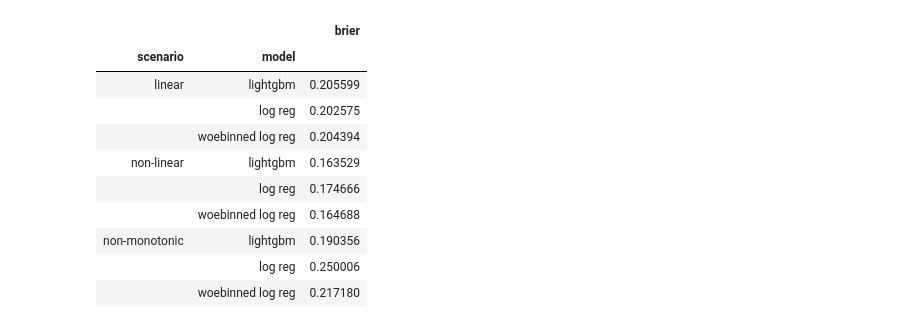
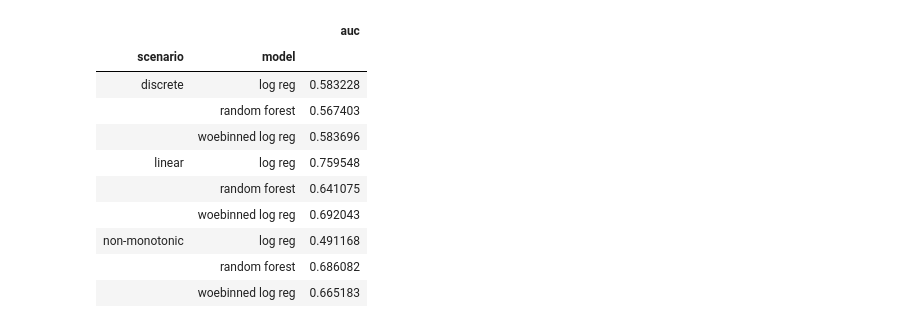
Before and after one commit to oli5679/WeightOfEvidenceDemo, a Jupyter notebook: Simulation Examples.ipynb, the cells around one changed output. Saved outputs shown, nothing was run; the diff lists cells and outputs as text; code cells hidden in the pictures.

```diff
--- a/Simulation Examples.ipynb
+++ b/Simulation Examples.ipynb
@@ -51,0 +88,2 @@ non_mono_vec = np.vectorize(non_mono_fn)
+# %%
+discrete_risk = discrete_vec(company_age)
@@ -82,4 +133,5 @@ plt.show()
 # %%
 MODELS = (
-  ('lightgbm',  lgb.LGBMClassifier()),
-('log reg',LogisticRegression(solver='lbfgs')))
+    ("random forest", RandomForestClassifier()),
+    ("log reg", LogisticRegression(solver="lbfgs")),
+)
@@ -153,9 +204,9 @@ Text(0.5, 1.0, 'Distribution of values - Woe binned & standard scaled \n')
 # %%
 woebin_logit = Pipeline(
-        steps=[
-            ("tree_bin", weight_of_evidence.TreeBinner(max_depth=3)),
-            ("woe_scale", weight_of_evidence.WoeScaler()),
-            ("standard_scale", StandardScaler()),
-            ('log_reg_classifier',LogisticRegression(solver='lbfgs') ),
-        ]
-    )
+    steps=[
+        ("tree_bin", weight_of_evidence.TreeBinner(max_depth=2)),
+        ("woe_scale", weight_of_evidence.WoeScaler()),
+        ("standard_scale", StandardScaler()),
+        ("log_reg_classifier", LogisticRegression(solver="lbfgs")),
+    ]
+)
@@ -163,17 +216,13 @@ woebin_logit = Pipeline(
 for risk_vector, scenario_name in SCENARIOS:
     for _ in range(10):
         y_train = pd.Series(simulate_outcome(risk_vector))
-        y_test  = simulate_outcome(risk_vector)
+        y_test = simulate_outcome(risk_vector)
         X = np.array([company_age]).T
-        X = pd.DataFrame(data=X, columns=['company_age'])
+        X = pd.DataFrame(data=X, columns=["company_age"])
 
-        woebin_logit.fit(X,y_train)
-        y_pred = woebin_logit.predict_proba(X)[:,1]
-        auc = roc_auc_score(y_test,y_pred)
-        brier = brier_score_loss(y_test,y_pred)
-
-        results['scenario'].append(scenario_name)
-        results['roc_auc'].append(auc)
-        results['brier'].append(brier)
-
-        results['model'].append('woebinned log reg')
+        woebin_logit.fit(X, y_train)
+        y_pred = woebin_logit.predict_proba(X)[:, 1]
+        auc = roc_auc_score(y_test, y_pred)
+        results["scenario"].append(scenario_name)
+        results["auc"].append(auc)
+        results["model"].append("woebinned log reg")
@@ -192,14 +238,14 @@ g.map(sns.scatterplot,'brier','model')
 # %%
-pd.DataFrame(results).groupby(['scenario','model'])[['brier']].mean()
+pd.DataFrame(results).groupby(["scenario", "model"])[["auc"]].mean()
 # %% [output]
-|  |  | brier |
+|  |  | auc |
 | scenario | model |  |
-| linear | lightgbm | 0.205599 |
-|  | log reg | 0.202575 |
-|  | woebinned log reg | 0.204394 |
-| non-linear | lightgbm | 0.163529 |
-|  | log reg | 0.174666 |
-|  | woebinned log reg | 0.164688 |
-| non-monotonic | lightgbm | 0.190356 |
-|  | log reg | 0.250006 |
-|  | woebinned log reg | 0.217180 |
+| discrete | log reg | 0.583228 |
+|  | random forest | 0.567403 |
+|  | woebinned log reg | 0.583696 |
+| linear | log reg | 0.759548 |
+|  | random forest | 0.641075 |
+|  | woebinned log reg | 0.692043 |
+| non-monotonic | log reg | 0.491168 |
+|  | random forest | 0.686082 |
+|  | woebinned log reg | 0.665183 |
```
Also changed, not shown: parts of 49 cells of this notebook, 2 other files.
